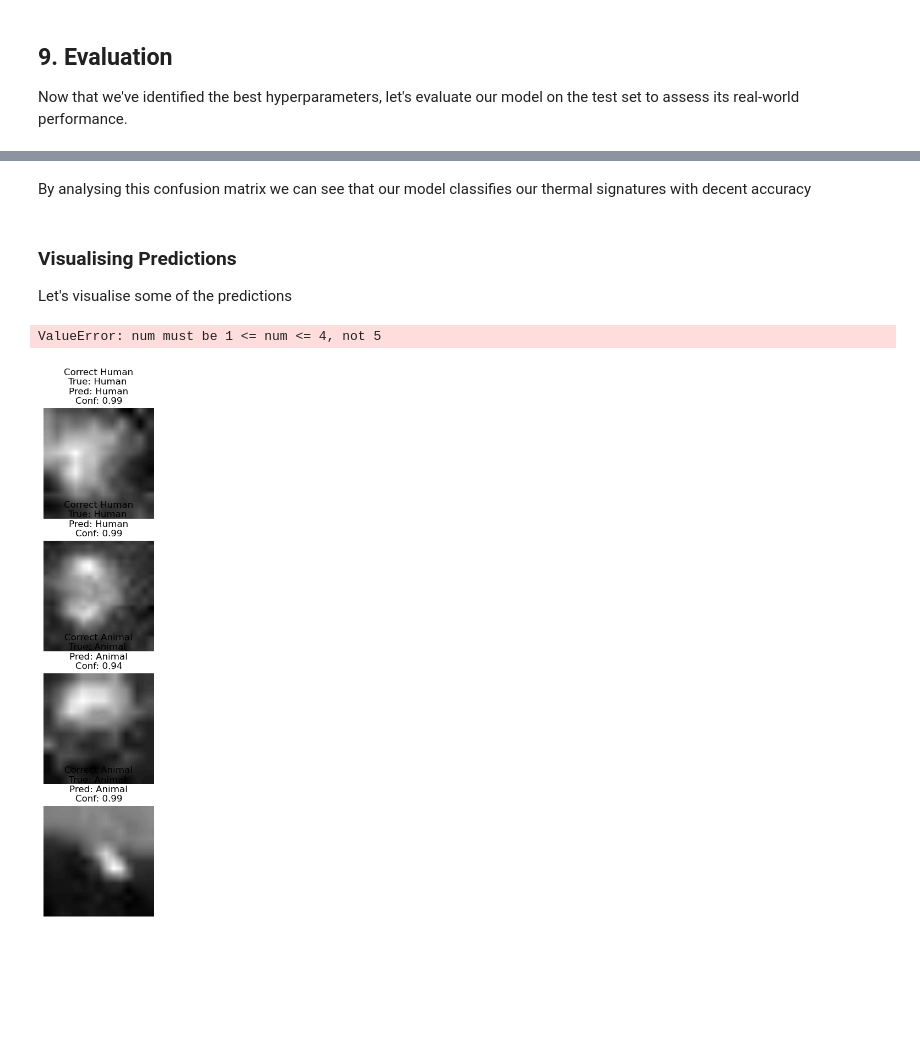
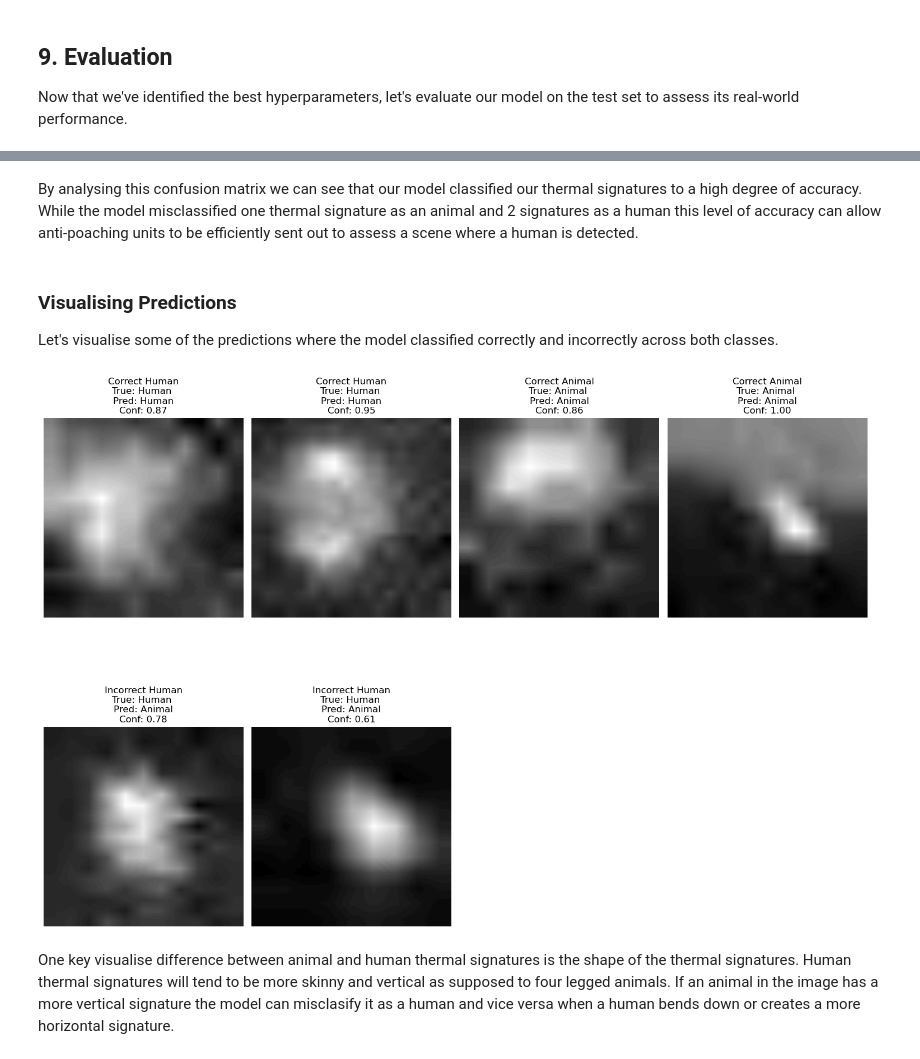
Before and after one commit to Seb7421/Thermal-Signature-Classification, a Jupyter notebook: thermal_signature_classification.ipynb, the cells around one changed output, grey strips where cells are left out. Saved outputs shown, nothing was run; the diff lists cells and outputs as text; code cells hidden in the pictures; blank space fills up the shorter version.

```diff
--- a/thermal_signature_classification.ipynb
+++ b/thermal_signature_classification.ipynb
@@ -780,10 +777,22 @@ def experiment_with_hyperparams():
             'color': 'blue'
         },
         {
+            'name': 'Frozen Backbone + Low LR',
+            'freeze_layers': True,
+            'learning_rate': 0.0001,
+            'color': 'green'
+        },
+        {
             'name': 'Fine-tuned Backbone + Low LR',
             'freeze_layers': False,
             'learning_rate': 0.0001,
             'color': 'red'
+        },
+        {
+            'name': 'Fine-tuned Backbone + High LR',
+            'freeze_layers': False,
+            'learning_rate': 0.001,
+            'color': 'purple'
         }
     ]
 
@@ -1021,12 +1042,12 @@ weighted avg       0.97      0.97      0.97       136
-# %% [markdown]
-By analysing this confusion matrix we can see that our model classifies our thermal signatures with decent accuracy
+# %% [markdown]
+By analysing this confusion matrix we can see that our model classified our thermal signatures to a high degree of accuracy. While the model misclassified one thermal signature as an animal and 2 signatures as a human this level of accuracy can allow anti-poaching units to be efficiently sent out to assess a scene where a human is detected.
 # %% [markdown]
 ### Visualising Predictions
 
-Let's visualise some of the predictions
+Let's visualise some of the predictions where the model classified correctly and incorrectly across both classes.
 # %%
-def visualize_predictions(model, test_dataset, test_loader, num_examples=8):
-    """Visualize model predictions on test data."""
+def visualise_predictions(model, test_dataset, test_loader, num_examples=8):
+    """Visualise model predictions on test data."""
     model.eval()
     all_preds = []
     all_labels = []
@@ -1035,7 +1056,7 @@ def visualize_predictions(model, test_dataset, test_loader, num_examples=8):
     with torch.no_grad():
         for i, (inputs, labels) in enumerate(test_loader):
             batch_indices = list(range(i * test_loader.batch_size,
-                                       min((i + 1) * test_loader.batch_size, len(test_dataset))))
+                                      min((i + 1) * test_loader.batch_size, len(test_dataset))))
             inputs = inputs.to(device)
 
             outputs = model(inputs)
@@ -1070,39 +1091,57 @@ def visualize_predictions(model, test_dataset, test_loader, num_examples=8):
         if category:
             selected = random.sample(category, min(num_examples // 4, len(category)))
             example_indices.extend([(idx, label) for idx in selected])
 
-    # Visualize selected examples
+    # Calculate proper grid dimensions
+    total_examples = len(example_indices)
+    if total_examples == 0:
+        print("No examples to display!")
+        return
+
+    # Decide on a reasonable grid layout
+    if total_examples <= 4:
+        n_cols = total_examples
+        n_rows = 1
+    else:
+        n_cols = 4  # Fixed number of columns
+        n_rows = (total_examples + n_cols - 1) // n_cols  # Ceiling division
+
+    # Visualise selected examples
     fig = plt.figure(figsize=(15, 12))
     for i, (idx, category) in enumerate(example_indices):
+        if i >= n_rows * n_cols:  # Safety check
+            break
+
         img, label = test_dataset[idx]
 
         # Make prediction
         with torch.no_grad():
             input_tensor = img.unsqueeze(0).to(device)
             output = model(input_tensor)
             _, pred = torch.max(output, 1)
             prob = F.softmax(output, dim=1)[0, pred].item()
 
         # Convert image for display (take first channel since we repeated grayscale)
         img_display = img[0].numpy()
 
         # Denormalize
         img_display = img_display * 0.229 + 0.485
         img_display = np.clip(img_display, 0, 1)
 
-        ax = fig.add_subplot(4, len(example_indices) // 4, i + 1)
+        ax = fig.add_subplot(n_rows, n_cols, i + 1)
         ax.imshow(img_display, cmap='gray')
         ax.set_title(f"{category}\nTrue: {class_names[label]} \nPred: {class_names[pred]}\nConf: {prob:.2f}")
         ax.axis('off')
 
     plt.tight_layout()
     plt.show()
 
-# Visualize predictions
-visualize_predictions(best_model, test_dataset, test_loader)
+# Visualise predictions
+visualise_predictions(best_model, test_dataset, test_loader)
 # %% [output]
-ValueError: num must be 1 <= num <= 4, not 5
-[figure, old version]
+[figure, new version]
+# %% [markdown]
+One key visualise difference between animal and human thermal signatures is the shape of the thermal signatures. Human thermal signatures will tend to be more skinny and vertical as supposed to four legged animals. If an animal in the image has a more vertical signature the model can misclasify it as a human and vice versa when a human bends down or creates a more horizontal signature.
 # %% [markdown]
 <a id="results"></a>
 ## 10. Results and Discussion
```
Also changed, not shown: parts of 23 cells of this notebook.
